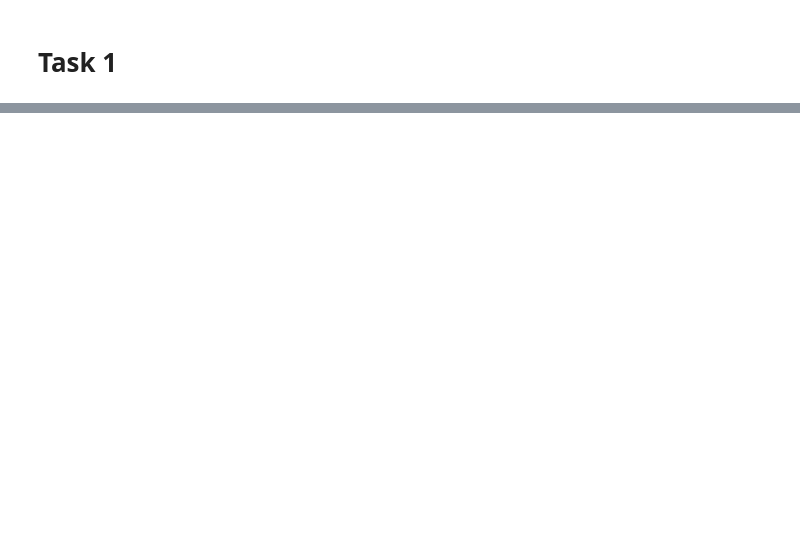
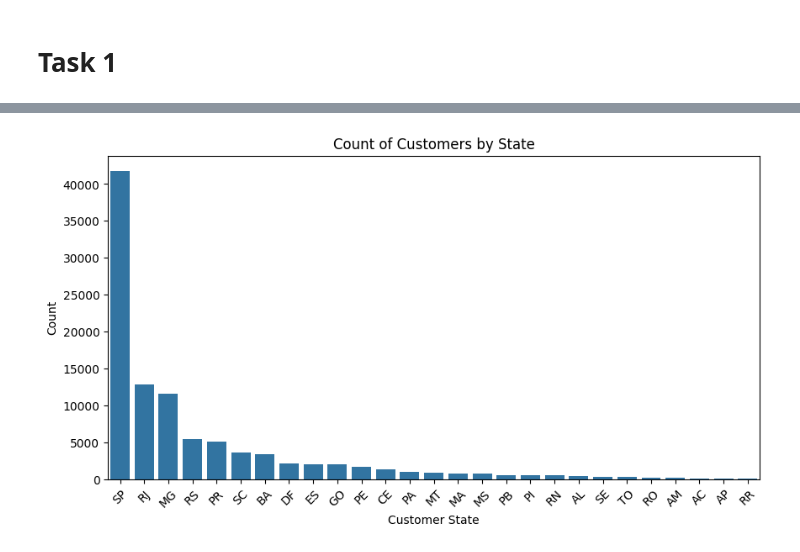
Before and after one commit to MDA1422/BIDM_Tasks, a Jupyter notebook: BIDM_Assignment.ipynb, the cells around one changed output, grey strips where cells are left out. Saved outputs shown, nothing was run; the diff lists cells and outputs as text; code cells hidden in the pictures; blank space fills up the shorter version.

```diff
--- a/BIDM_Assignment.ipynb
+++ b/BIDM_Assignment.ipynb
@@ -6,0 +10,87 @@ Find Missing Values
+# %%
+import pandas as pd
+import os
+import matplotlib.pyplot as plt
+import seaborn as sns
+import plotly.express as px
+
+datasets_path = '/content/drive/MyDrive/olist_data'
+
+# Create an empty dictionary to store the dataframes
+dataframes = {}
+for filename in os.listdir(datasets_path):
+    if filename.endswith('.csv'):
+        file_path = os.path.join(datasets_path, filename)
+
+        # Read the CSV file into a pandas DataFrame
+        df = pd.read_csv(file_path, encoding='latin-1')
+
+        # Store the dataframe in the dictionary
+        dataframes[filename] = df
+
+        # Plotting based on the dataset
+        if filename == 'olist_customers_dataset.csv':
+            # Bar chart for customer count by state
+            plt.figure(figsize=(10, 5))
+            sns.countplot(data=df, x='customer_state', order=df['customer_state'].value_counts().index)
+            plt.title('Count of Customers by State')
+            plt.xlabel('Customer State')
+            plt.ylabel('Count')
+            plt.xticks(rotation=45)
+            plt.show()
+
+        elif filename == 'olist_geolocation_dataset.csv':
+
+            state_counts = dataframes[filename]['geolocation_state'].value_counts().reset_index()
+            state_counts.columns = ['state', 'count']
+
+            # URL to a GeoJSON file for Brazilian states
+            brazil_geojson_url = (
+                "https://raw.githubusercontent.com/codeforamerica/click_that_hood/"
+                "master/public/data/brazil-states.geojson"
+            )
+
+            # Create the Choropleth Map
+            fig = px.choropleth(
+                state_counts,
+                geojson=brazil_geojson_url,
+                locations='state',  # State abbreviations (e.g., "SP")
+                featureidkey='properties.sigla',  # Key in GeoJSON matching state abbreviations
+                color='count',  # Values to color
+                color_continuous_scale='Blues',
+                scope='south america',  # Focus on Brazil
+                labels={'count': 'Number of Zip Codes'},
+                title='Geolocation Density by Brazilian State'
+            )
+
+            # Adjust map layout
+            fig.update_geos(showcountries=False, showcoastlines=False, showland=False, fitbounds="locations")
+            fig.update_layout(margin={"r":0, "t":40, "l":0, "b":0})
+            fig.show()
+
+        elif filename == 'olist_order_items_dataset.csv':
+            # Box plot for price distribution
+            # plt.figure(figsize=(10, 5))
+            # sns.boxplot(x=df['price'])
+            # plt.title('Box Plot of Prices')
+            # plt.xlabel('Price')
+            # plt.grid()
+            # plt.show()
+
+            sns.set(style="whitegrid")
+            fig, axes = plt.subplots(1, 2, figsize=(14, 6))
+            # Histogram for Price
+            sns.histplot(dataframes[filename]['price'], bins=30, kde=True, ax=axes[0], color='blue')
+            axes[0].set_title('Price Distribution')
+            axes[0].set_xlabel('Price')
+            axes[0].set_ylabel('Frequency')
+            # Histogram for Freight Value
+            sns.histplot(dataframes[filename]['freight_value'], bins=30, kde=True, ax=axes[1], color='orange')
+            axes[1].set_title('Freight Value Distribution')
+            axes[1].set_xlabel('Freight Value')
+            axes[1].set_ylabel('Frequency')
+
+            plt.tight_layout()
+            plt.show()
+# %% [output]
+[figure, added]
```
Also changed, not shown: parts of 6 cells of this notebook.
